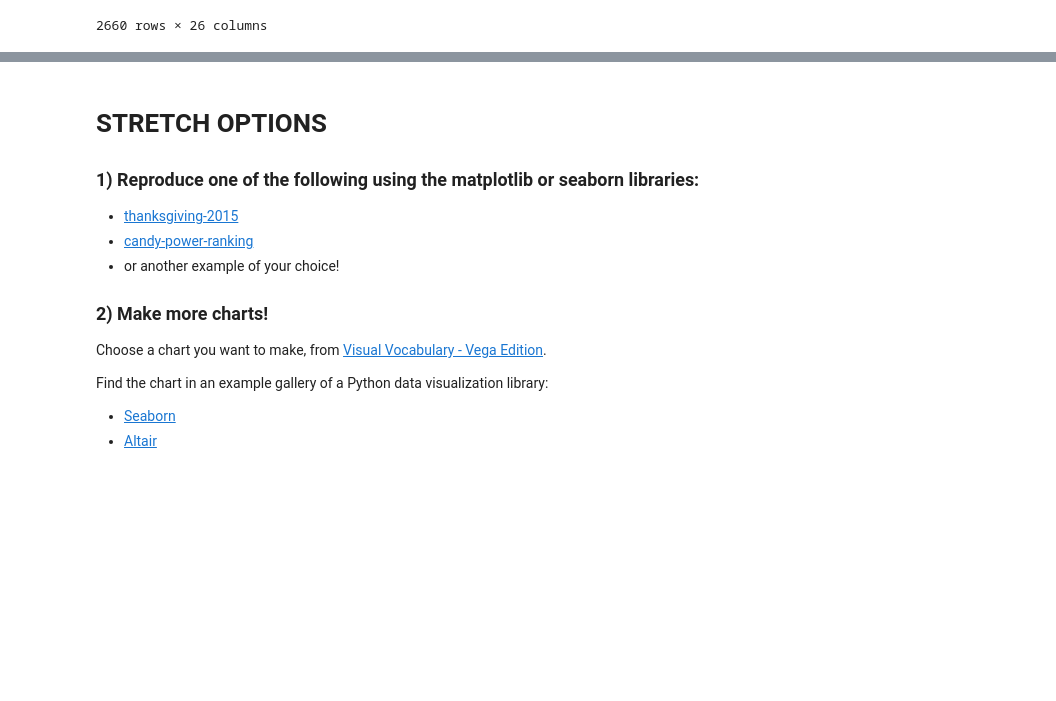
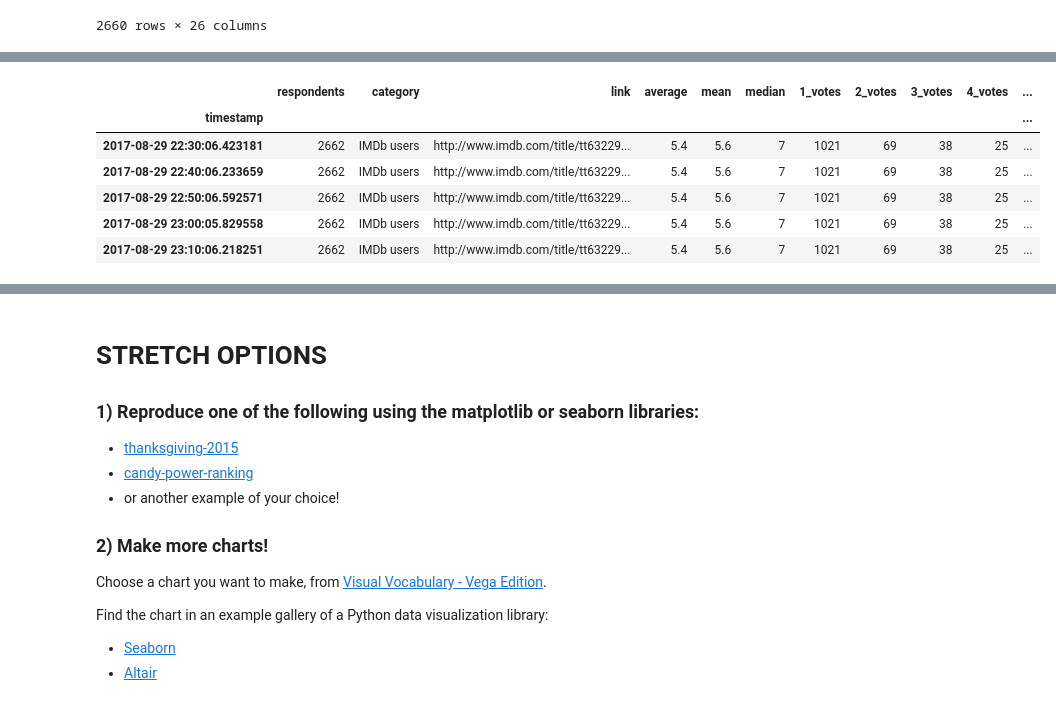
Before and after one commit to ahvblackwelltech/DS-Unit-1-Sprint-2-Data-Wrangling-and-Storytelling, a Jupyter notebook: module3-make-explanatory-visualizations/Ahvi_Blackwell_LS_DSPT3_123_Make_Explanatory_Visualizations_Assignment.ipynb, the cells around one changed output, grey strips where cells are left out. Saved outputs shown, nothing was run; the diff lists cells and outputs as text; code cells hidden in the pictures; blank space fills up the shorter version.

```diff
--- a/module3-make-explanatory-visualizations/Ahvi_Blackwell_LS_DSPT3_123_Make_Explanatory_Visualizations_Assignment.ipynb
+++ b/module3-make-explanatory-visualizations/Ahvi_Blackwell_LS_DSPT3_123_Make_Explanatory_Visualizations_Assignment.ipynb
@@ -369,0 +398,10 @@ df['2017-08-29']
+# %%
+lastday_filtered.tail()
+# %% [output]
+|  | respondents | category | link | average | mean | median | 1_votes | 2_votes | 3_votes | 4_votes | ... |
+| timestamp |  |  |  |  |  |  |  |  |  |  | ... |
+| 2017-08-29 22:30:06.423181 | 2662 | IMDb users | http://www.imdb.com/title/tt63229... | 5.4 | 5.6 | 7 | 1021 | 69 | 38 | 25 | ... |
+| 2017-08-29 22:40:06.233659 | 2662 | IMDb users | http://www.imdb.com/title/tt63229... | 5.4 | 5.6 | 7 | 1021 | 69 | 38 | 25 | ... |
+| 2017-08-29 22:50:06.592571 | 2662 | IMDb users | http://www.imdb.com/title/tt63229... | 5.4 | 5.6 | 7 | 1021 | 69 | 38 | 25 | ... |
+| 2017-08-29 23:00:05.829558 | 2662 | IMDb users | http://www.imdb.com/title/tt63229... | 5.4 | 5.6 | 7 | 1021 | 69 | 38 | 25 | ... |
+| 2017-08-29 23:10:06.218251 | 2662 | IMDb users | http://www.imdb.com/title/tt63229... | 5.4 | 5.6 | 7 | 1021 | 69 | 38 | 25 | ... |
```
Also changed, not shown: parts of 12 cells of this notebook.
